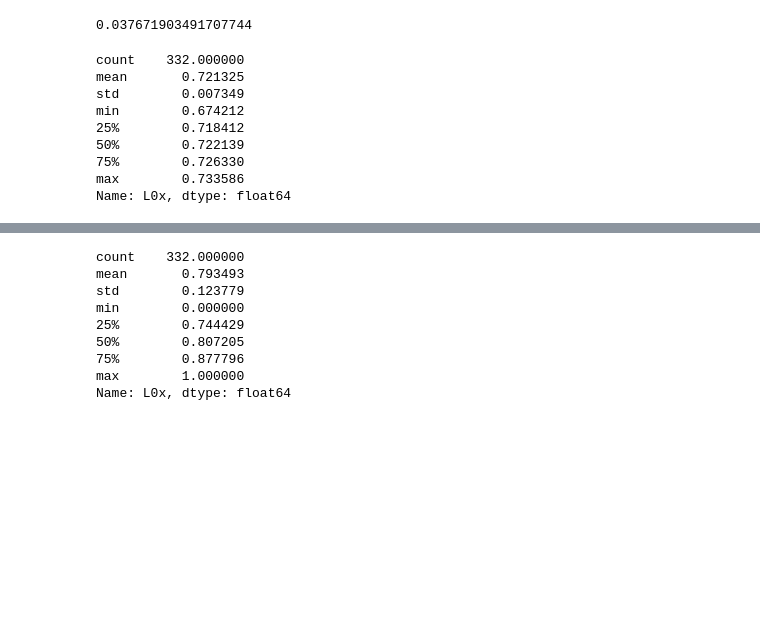
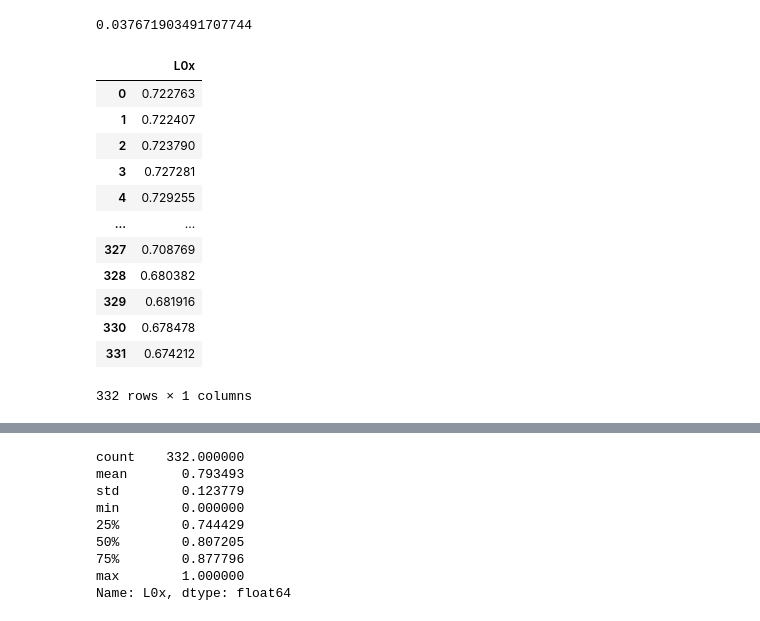
Before and after one commit to KNU-BrainAI-Capstone2021/SIB, a Jupyter notebook: examples/preprocessing/analyze.ipynb, the cells around one changed output, grey strips where cells are left out. Saved outputs shown, nothing was run; the diff lists cells and outputs as text; code cells hidden in the pictures; blank space fills up the shorter version.

```diff
--- a/examples/preprocessing/analyze.ipynb
+++ b/examples/preprocessing/analyze.ipynb
@@ -72,14 +71,19 @@ df_new = pd.DataFrame(new_a)
 df_new = df.iloc[df.index[:332]]
 # %%
 data = df_new['L0x']
-data.describe()
+f = pd.DataFrame(data)
+f
 # %% [output]
+|  | L0x |
+| 0 | 0.722763 |
+| 1 | 0.722407 |
+| 2 | 0.723790 |
+| 3 | 0.727281 |
+| 4 | 0.729255 |
+| ... | ... |
+| 327 | 0.708769 |
+| 328 | 0.680382 |
+| 329 | 0.681916 |
+| 330 | 0.678478 |
+| 331 | 0.674212 |
-count    332.000000
-mean       0.721325
-std        0.007349
-min        0.674212
-25%        0.718412
-50%        0.722139
-75%        0.726330
-max        0.733586
-Name: L0x, dtype: float64
+332 rows × 1 columns
```
Also changed, not shown: parts of 2 cells of this notebook.
